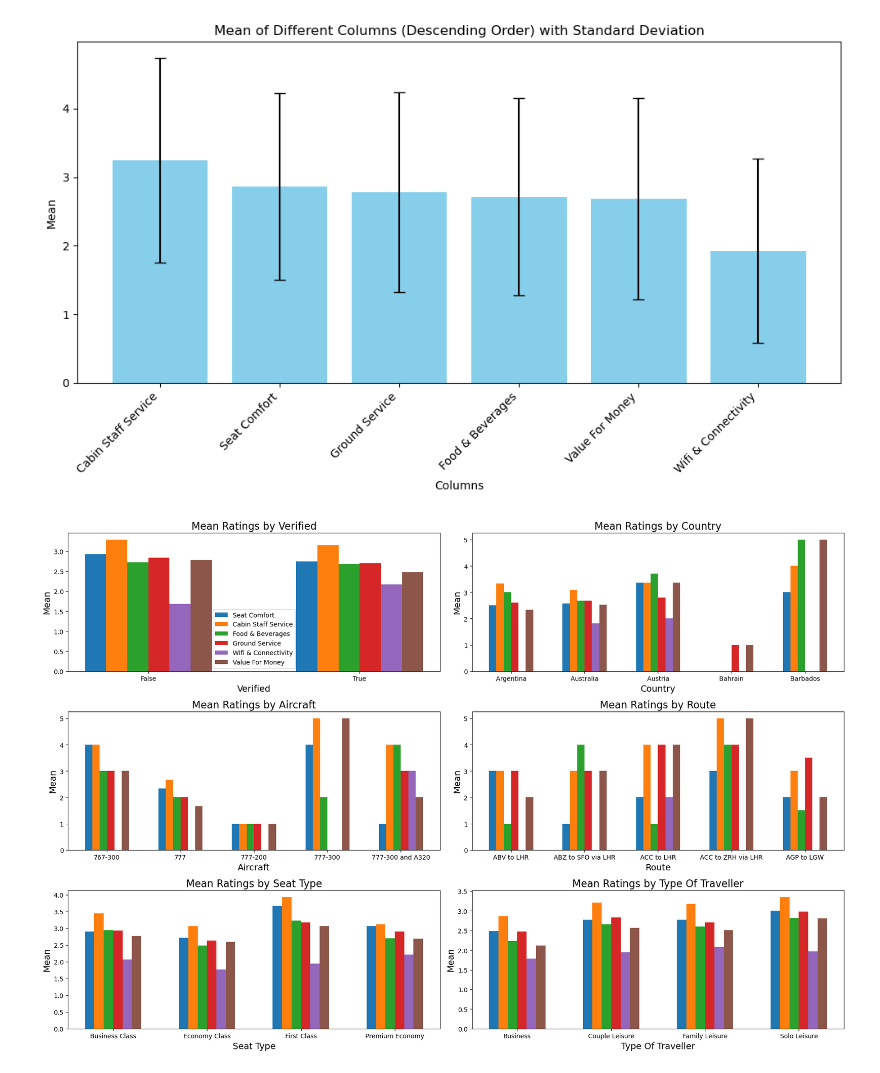
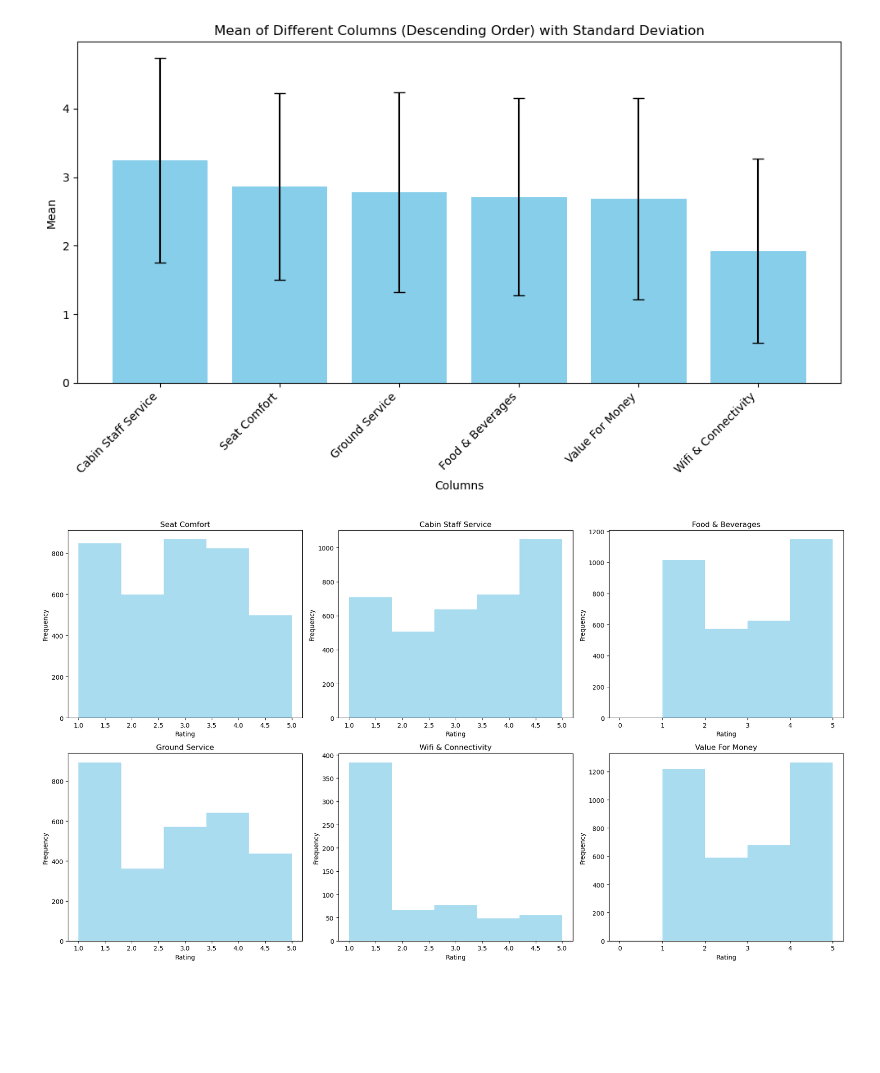
Before and after one commit to MarkPhamm/British-Airway, a Jupyter notebook: Statistical Analysis.ipynb, the cells around one changed output. Saved outputs shown, nothing was run; the diff lists cells and outputs as text; code cells hidden in the pictures; blank space fills up the shorter version.

```diff
--- a/Statistical Analysis.ipynb
+++ b/Statistical Analysis.ipynb
@@ -155,55 +156,25 @@ plt.tight_layout()
 plt.show()
 # %% [output]
 [figure]
-# %%
-# Define columns of interest
-columns = ['Seat Comfort', 'Cabin Staff Service', 'Food & Beverages', 'Ground Service', 'Wifi & Connectivity', 'Value For Money']
-
-# Define grouping variables
-grouping_variables = ['Verified', 'Country', 'Aircraft', 'Route', 'Seat Type', 'Type Of Traveller']
-
-# Set up the subplots
-fig, axes = plt.subplots(nrows=3, ncols=2, figsize=(18, 12))
-
-# Flatten the axes for easy iteration
-axes = axes.flatten()
-
-# Define a variable to track if the legend has been drawn
-legend_drawn = False
-
-# Iterate over each grouping variable and plot
-for i, group_var in enumerate(grouping_variables):
-    # Group by the current variable and compute mean for each column
-    grouped_means = df.groupby(group_var)[columns].mean().head()
-
-    # Set the positions of the bars on the x-axis
-    index = np.arange(len(grouped_means))
-
-    # Set the width of the bars
-    bar_width = 0.1
-
-    # Create bars for each column
-    for j, column in enumerate(columns):
-        axes[i].bar(index + j * bar_width, grouped_means[column], bar_width, label=column)
-
-    # Customize the plot
-    axes[i].set_xlabel(group_var, fontsize=14)
-    axes[i].set_ylabel('Mean', fontsize=14)
-    axes[i].set_title(f'Mean Ratings by {group_var}', fontsize=16)
-    axes[i].set_xticks(index + bar_width * (len(columns) - 1) / 2)
-    axes[i].set_xticklabels(grouped_means.index)
-
-    # Add the legend only once
-    if not legend_drawn:
-        axes[i].legend()
-        legend_drawn = True
-
-# Hide the remaining subplots if the number of grouping variables is less than the total number of subplots
-for j in range(len(grouping_variables), len(axes)):
-    axes[j].axis('off')
-
-# Adjust layout and display the plot
-plt.tight_layout()
-plt.show()
-# %% [output]
-[figure, removed]
+# %%
+# Define columns of interest
+columns = ['Seat Comfort', 'Cabin Staff Service', 'Food & Beverages', 'Ground Service', 'Wifi & Connectivity', 'Value For Money']
+
+# Set up the subplots
+fig, axes = plt.subplots(nrows=2, ncols=3, figsize=(18, 10))
+
+# Flatten the axes for easy iteration
+axes = axes.flatten()
+
+# Iterate over each column and plot histograms
+for i, column in enumerate(columns):
+    axes[i].hist(df[column], bins=5, color='skyblue', alpha=0.7)
+    axes[i].set_title(column)
+    axes[i].set_xlabel('Rating')
+    axes[i].set_ylabel('Frequency')
+
+# Adjust layout and display the plot
+plt.tight_layout()
+plt.show()
+# %% [output]
+[figure, added]
```
Also changed, not shown: parts of 4 cells of this notebook.
